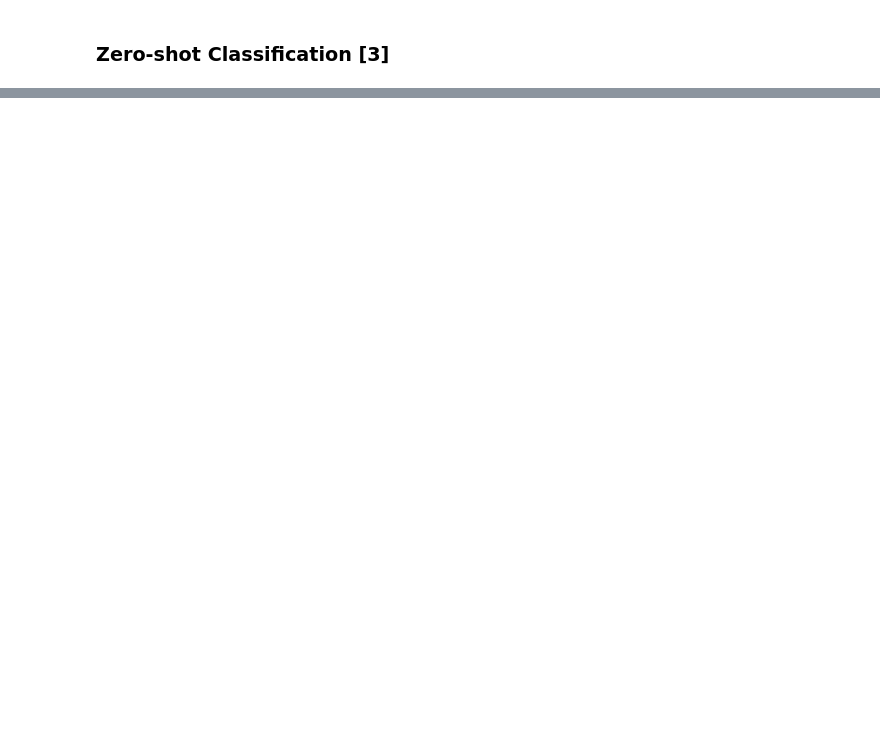
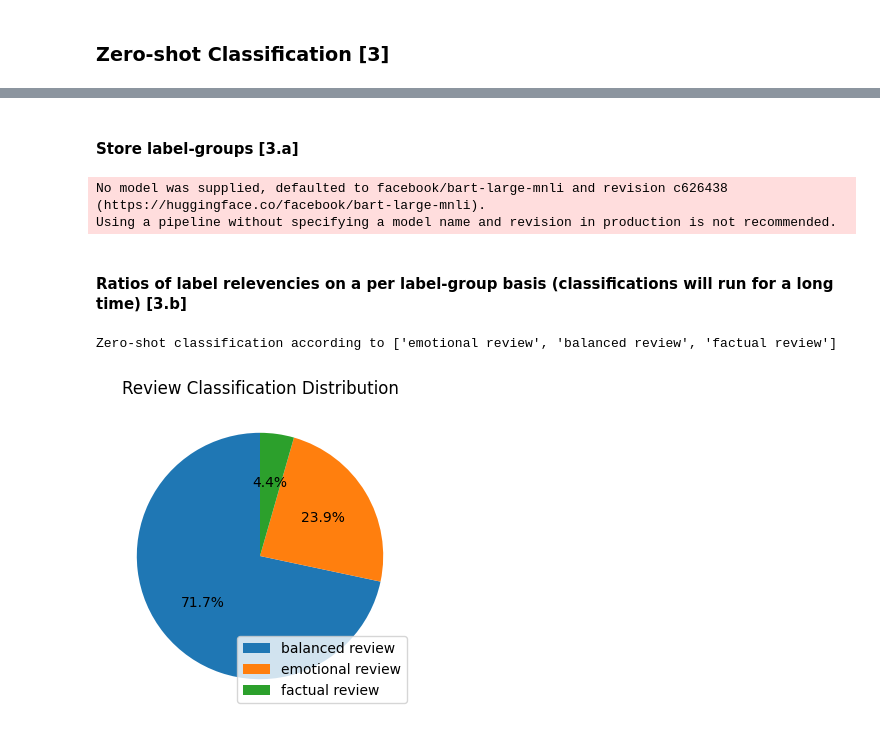
Before and after one commit to aeternum-dev/nlp-zsz, a Jupyter notebook: NLP_project_prototype.ipynb, the cells around one changed output, grey strips where cells are left out. Drawn from its saved outputs; the diff is of its cells as text; code cells hidden in the pictures; blank space fills up the shorter version.

```diff
--- a/NLP_project_prototype.ipynb
+++ b/NLP_project_prototype.ipynb
@@ -188,0 +129,40 @@ for label_group in label_groups:
+# %% [markdown]
+#### Store label-groups [3.a]
+# %%
+from transformers import pipeline
+classifier = pipeline("zero-shot-classification")
+
+label_groups = [["emotional review","balanced review", "factual review"],
+                ["white reviewer", "black reviewer", "asian reviewer"],
+                ["positive review", "netrual review", "negative review"],
+                ["off-topic", "on-topic"]]
+
+def plot_pie_diagram(classification_result,label_group,title_text):
+
+  counts = pd.Series([x[0] for x in classification_result['labels']]).value_counts()
+
+  #counts = reviews_df['label1'].value_counts()
+
+  plt.figure(figsize=(4, 4))
+  counts.plot(kind='pie', autopct='%1.1f%%', startangle=90, labels=None)
+  plt.title(title_text)
+  legend_labels = [label for label in counts.index if label in label_group]
+  plt.legend(labels=legend_labels, loc='lower right')
+
+  print(f"Zero-shot classification according to {label_group}")
+  plt.show()
+# %% [output]
+No model was supplied, defaulted to facebook/bart-large-mnli and revision c626438 (https://huggingface.co/facebook/bart-large-mnli).
+Using a pipeline without specifying a model name and revision in production is not recommended.
+# %% [markdown]
+#### Ratios of label relevencies on a per label-group basis (classifications will run for a long time) [3.b]
+# %%
+#Classification
+label0 = pd.DataFrame(classifier(list(reviews_df["Review Text"]), candidate_labels=label_groups[0]))
+# %%
+#Visualization
+import matplotlib.pyplot as plt
+plot_pie_diagram(label0,label_groups[0],"Review Classification Distribution")
+# %% [output]
+Zero-shot classification according to ['emotional review', 'balanced review', 'factual review']
+[figure, added]
```
Also changed, not shown: parts of 26 cells of this notebook.
